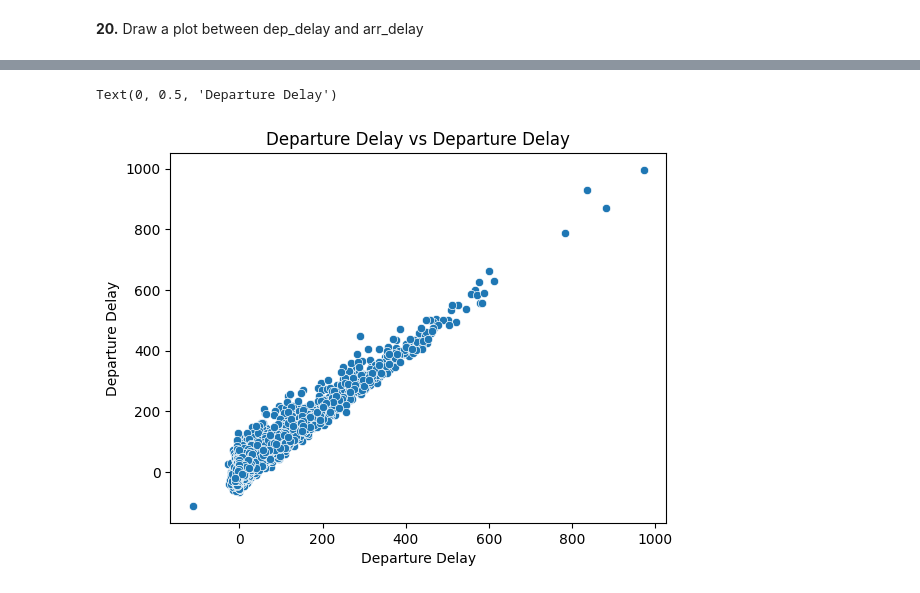
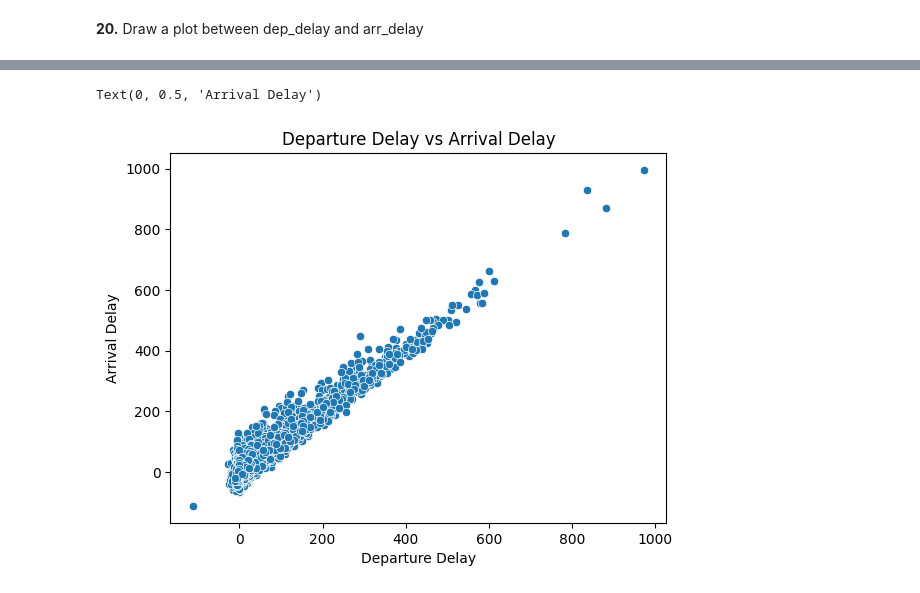
Before and after one commit to ashifka/ashif, a Jupyter notebook: Virtual_competition_1.ipynb, the cells around one changed output, grey strips where cells are left out. Cells and saved outputs as stored; diff of their text form; code cells hidden in the pictures.

```diff
--- a/Virtual_competition_1.ipynb
+++ b/Virtual_competition_1.ipynb
@@ -289,8 +289,8 @@ plt.show()
 # %%
 sns.scatterplot(x = 'dep_delay',y = 'arr_delay',data = data1)
-plt.title('Departure Delay vs Departure Delay')
+plt.title('Departure Delay vs Arrival Delay')
 plt.xlabel('Departure Delay')
-plt.ylabel('Departure Delay')
+plt.ylabel('Arrival Delay')
 # %% [output]
-Text(0, 0.5, 'Departure Delay')
+Text(0, 0.5, 'Arrival Delay')
-[figure, old version]
+[figure, new version]
```
Also changed, not shown: parts of 1 cell of this notebook.
